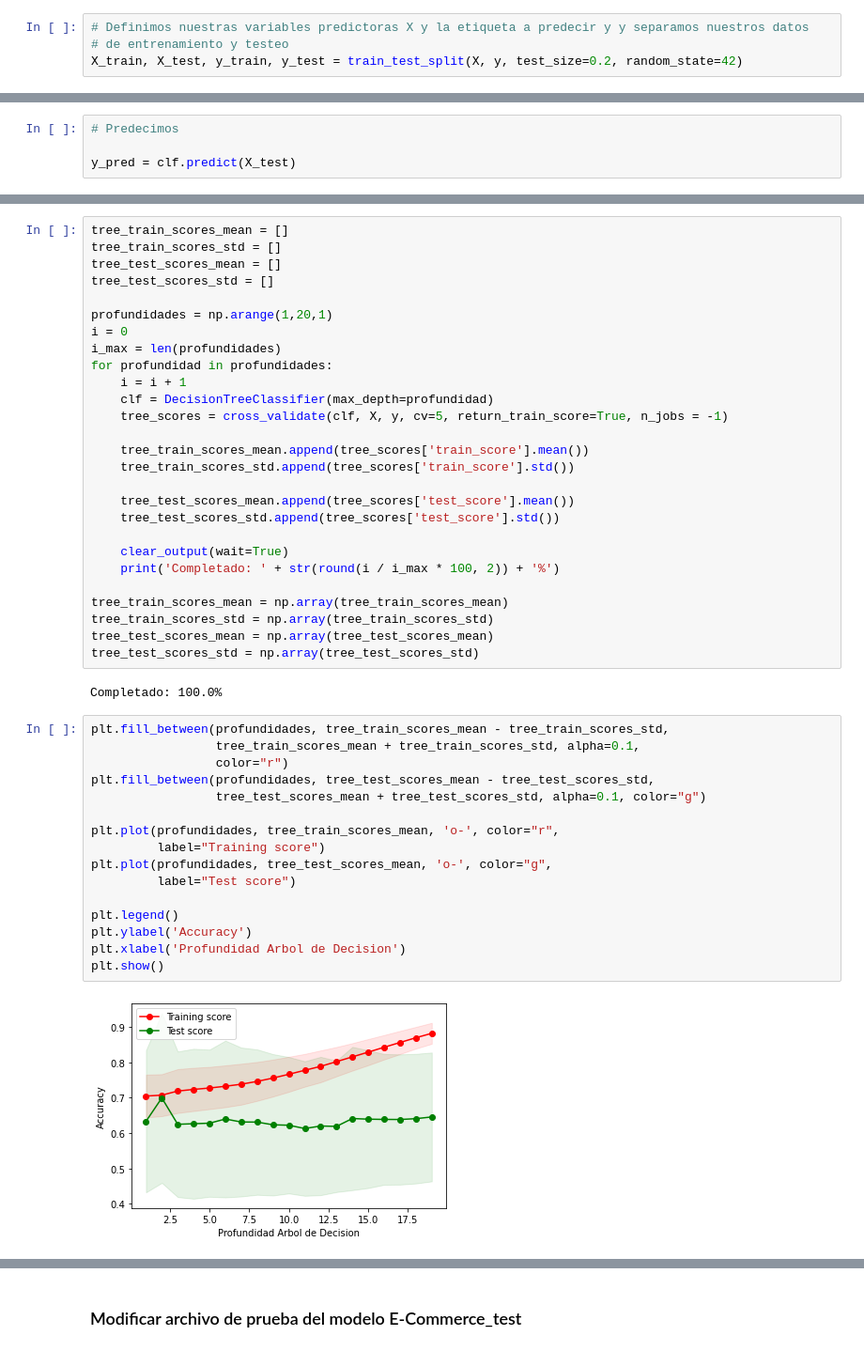
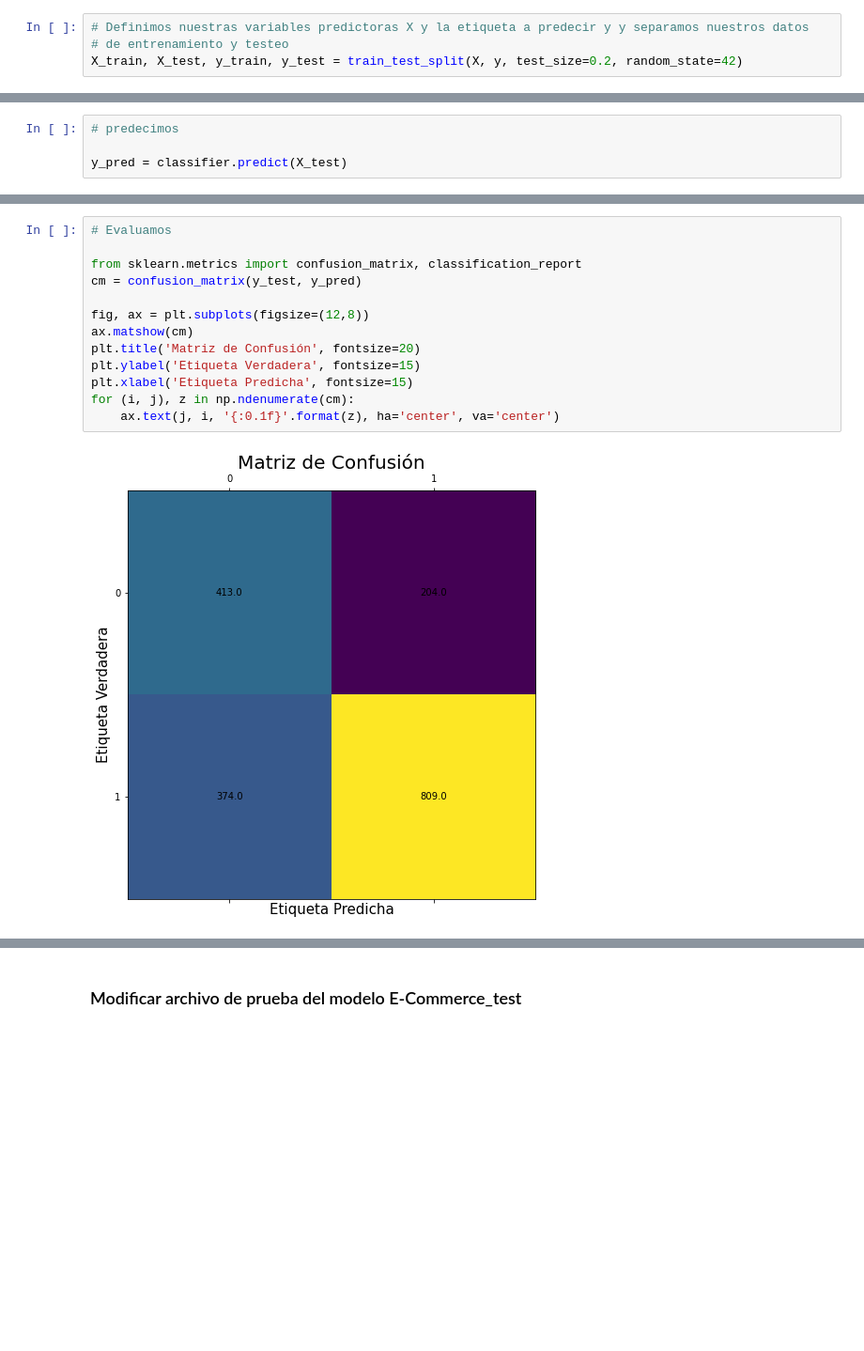
Before and after one commit to VladT-Tempest/Datathon, a Jupyter notebook: ML_Practice.ipynb, the cells around one changed output, grey strips where cells are left out. Shown at 94% size. Saved outputs shown, nothing was run; the diff lists cells and outputs as text; blank space fills up the shorter version.

```diff
--- a/ML_Practice.ipynb
+++ b/ML_Practice.ipynb
@@ -348,4 +332,4 @@ print(clf.feature_importances_)
 # %%
-# Predecimos
+# predecimos
 
-y_pred = clf.predict(X_test)
+y_pred = classifier.predict(X_test)
@@ -365,47 +336,15 @@ from IPython.display import display, clear_output
-# %%
-tree_train_scores_mean = []
-tree_train_scores_std = []
-tree_test_scores_mean = []
-tree_test_scores_std = []
-
-profundidades = np.arange(1,20,1)
-i = 0
-i_max = len(profundidades)
-for profundidad in profundidades:
-    i = i + 1
-    clf = DecisionTreeClassifier(max_depth=profundidad)
-    tree_scores = cross_validate(clf, X, y, cv=5, return_train_score=True, n_jobs = -1)
-
-    tree_train_scores_mean.append(tree_scores['train_score'].mean())
-    tree_train_scores_std.append(tree_scores['train_score'].std())
-
-    tree_test_scores_mean.append(tree_scores['test_score'].mean())
-    tree_test_scores_std.append(tree_scores['test_score'].std())
-
-    clear_output(wait=True)
-    print('Completado: ' + str(round(i / i_max * 100, 2)) + '%')
-
-tree_train_scores_mean = np.array(tree_train_scores_mean)
-tree_train_scores_std = np.array(tree_train_scores_std)
-tree_test_scores_mean = np.array(tree_test_scores_mean)
-tree_test_scores_std = np.array(tree_test_scores_std)
-# %% [output]
-Completado: 100.0%
-# %%
-plt.fill_between(profundidades, tree_train_scores_mean - tree_train_scores_std,
-                 tree_train_scores_mean + tree_train_scores_std, alpha=0.1,
-                 color="r")
-plt.fill_between(profundidades, tree_test_scores_mean - tree_test_scores_std,
-                 tree_test_scores_mean + tree_test_scores_std, alpha=0.1, color="g")
-
-plt.plot(profundidades, tree_train_scores_mean, 'o-', color="r",
-         label="Training score")
-plt.plot(profundidades, tree_test_scores_mean, 'o-', color="g",
-         label="Test score")
-
-plt.legend()
-plt.ylabel('Accuracy')
-plt.xlabel('Profundidad Arbol de Decision')
-plt.show()
-# %% [output]
-[figure, removed]
+# %%
+# Evaluamos
+
+from sklearn.metrics import confusion_matrix, classification_report
+cm = confusion_matrix(y_test, y_pred)
+
+fig, ax = plt.subplots(figsize=(12,8))
+ax.matshow(cm)
+plt.title('Matriz de Confusión', fontsize=20)
+plt.ylabel('Etiqueta Verdadera', fontsize=15)
+plt.xlabel('Etiqueta Predicha', fontsize=15)
+for (i, j), z in np.ndenumerate(cm):
+    ax.text(j, i, '{:0.1f}'.format(z), ha='center', va='center')
+# %% [output]
+[figure, added]
```
Also changed, not shown: parts of 12 cells of this notebook, 1 other file.
